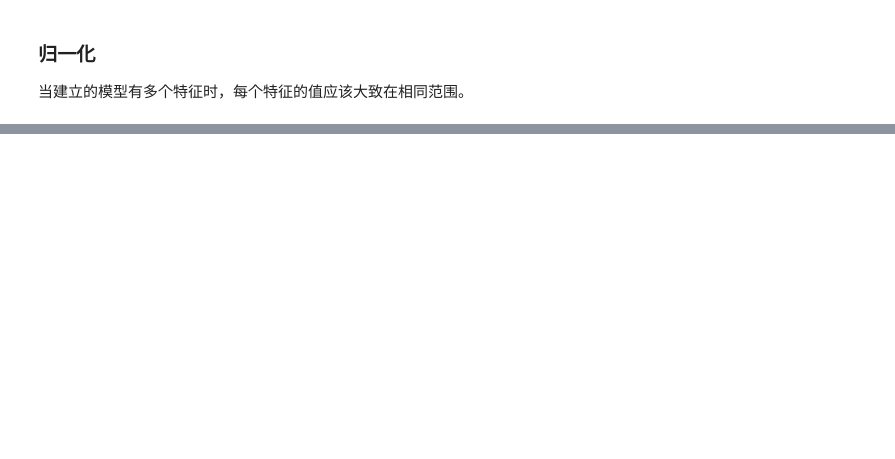
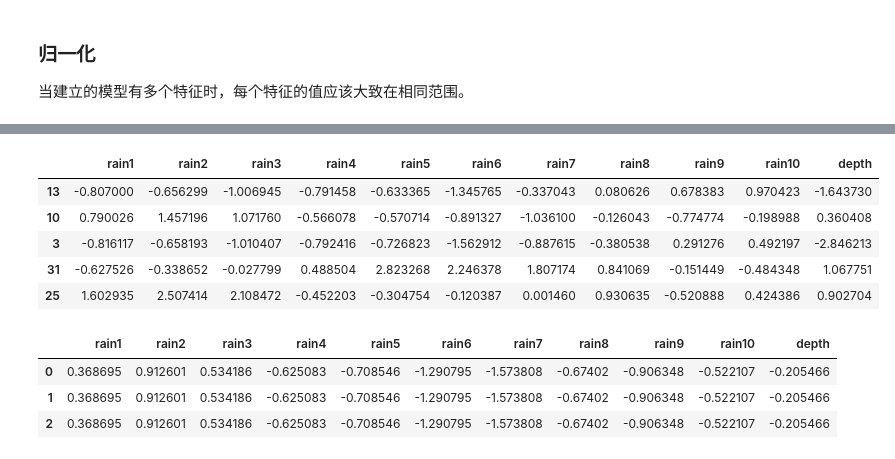
Before and after one commit to fact-h/LightGBM-for-flooding-prdiction, a Jupyter notebook: main.ipynb, the cells around one changed output, grey strips where cells are left out. Cells and saved outputs as stored; diff of their text form; code cells hidden in the pictures; blank space fills up the shorter version.

```diff
--- a/main.ipynb
+++ b/main.ipynb
@@ -75,0 +61,16 @@ rain_tide_conbine =
+# %%
+train_df_norm.head()
+# %% [output]
+|  | rain1 | rain2 | rain3 | rain4 | rain5 | rain6 | rain7 | rain8 | rain9 | rain10 | depth |
+| 13 | -0.807000 | -0.656299 | -1.006945 | -0.791458 | -0.633365 | -1.345765 | -0.337043 | 0.080626 | 0.678383 | 0.970423 | -1.643730 |
+| 10 | 0.790026 | 1.457196 | 1.071760 | -0.566078 | -0.570714 | -0.891327 | -1.036100 | -0.126043 | -0.774774 | -0.198988 | 0.360408 |
+| 3 | -0.816117 | -0.658193 | -1.010407 | -0.792416 | -0.726823 | -1.562912 | -0.887615 | -0.380538 | 0.291276 | 0.492197 | -2.846213 |
+| 31 | -0.627526 | -0.338652 | -0.027799 | 0.488504 | 2.823268 | 2.246378 | 1.807174 | 0.841069 | -0.151449 | -0.484348 | 1.067751 |
+| 25 | 1.602935 | 2.507414 | 2.108472 | -0.452203 | -0.304754 | -0.120387 | 0.001460 | 0.930635 | -0.520888 | 0.424386 | 0.902704 |
+# %%
+test_df_norm.head()
+# %% [output]
+|  | rain1 | rain2 | rain3 | rain4 | rain5 | rain6 | rain7 | rain8 | rain9 | rain10 | depth |
+| 0 | 0.368695 | 0.912601 | 0.534186 | -0.625083 | -0.708546 | -1.290795 | -1.573808 | -0.67402 | -0.906348 | -0.522107 | -0.205466 |
+| 1 | 0.368695 | 0.912601 | 0.534186 | -0.625083 | -0.708546 | -1.290795 | -1.573808 | -0.67402 | -0.906348 | -0.522107 | -0.205466 |
+| 2 | 0.368695 | 0.912601 | 0.534186 | -0.625083 | -0.708546 | -1.290795 | -1.573808 | -0.67402 | -0.906348 | -0.522107 | -0.205466 |
```
Also changed, not shown: parts of 21 cells of this notebook.
